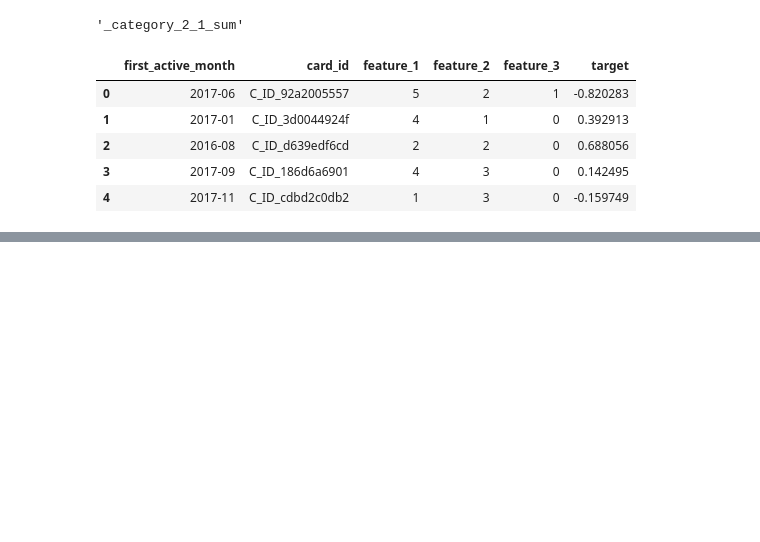
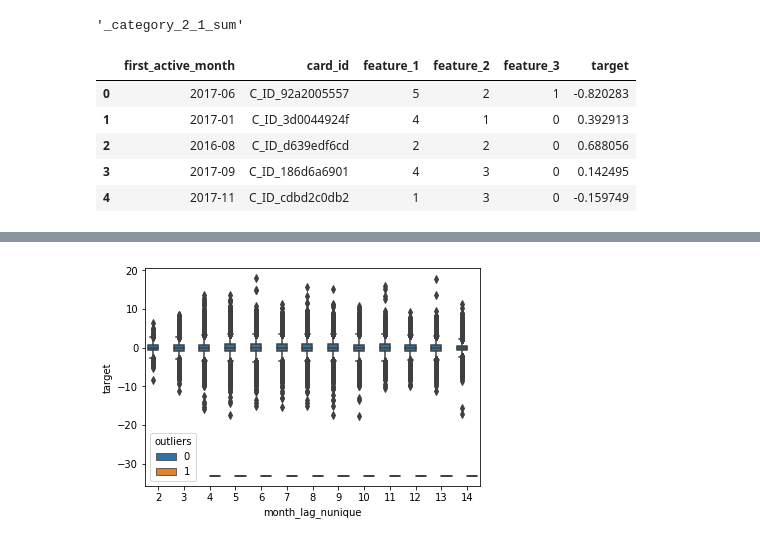
Before and after one commit to ishtos/elo, a Jupyter notebook: ipynb/EDA.ipynb, the cells around one changed output, grey strips where cells are left out. Saved outputs shown, nothing was run; the diff lists cells and outputs as text; code cells hidden in the pictures; blank space fills up the shorter version.

```diff
--- a/ipynb/EDA.ipynb
+++ b/ipynb/EDA.ipynb
@@ -791,0 +1707,5 @@ historical_transactions.head()
+# %%
+sns.boxplot(x='month_lag_nunique', y='target', hue='outliers', data=hist_train)
+plt.show()
+# %% [output]
+[figure, added]
```
Also changed, not shown: parts of 160 cells of this notebook, 18 other files.
